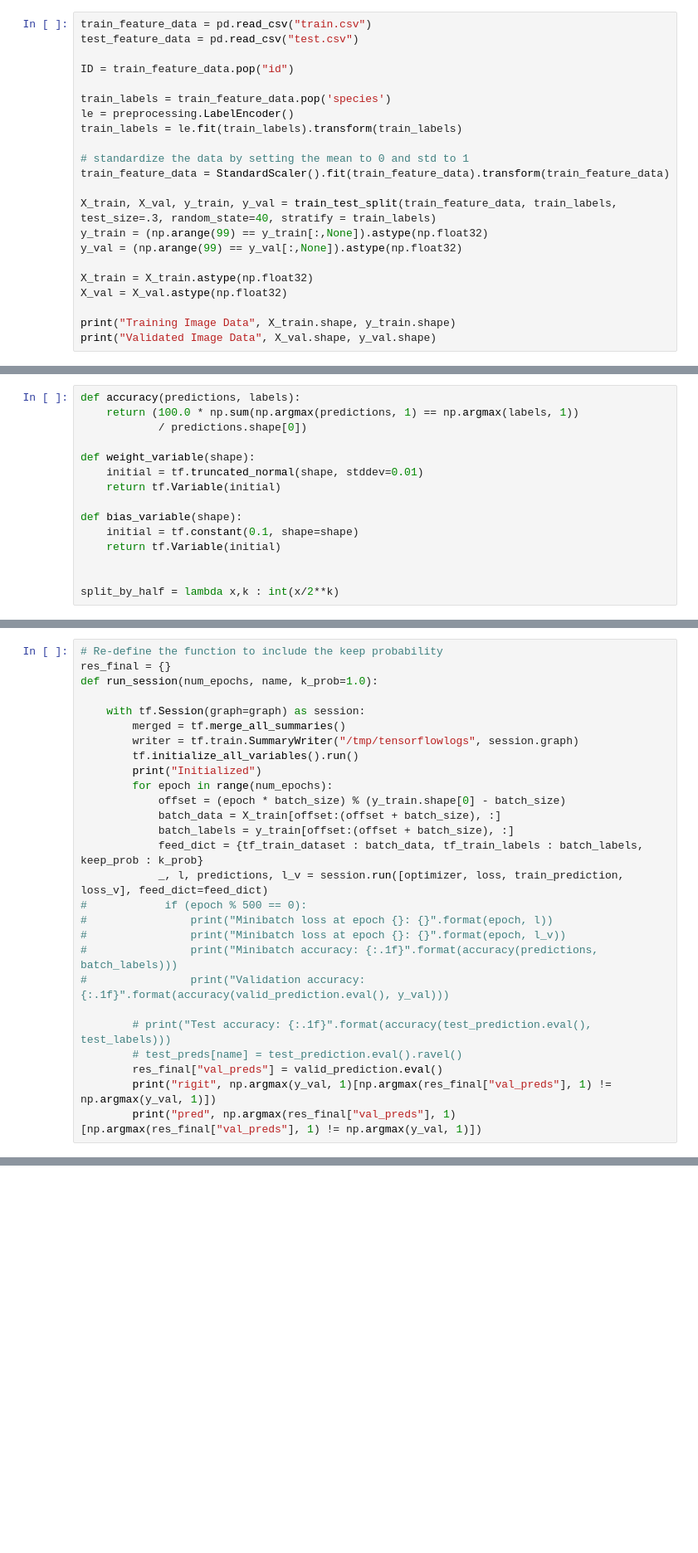
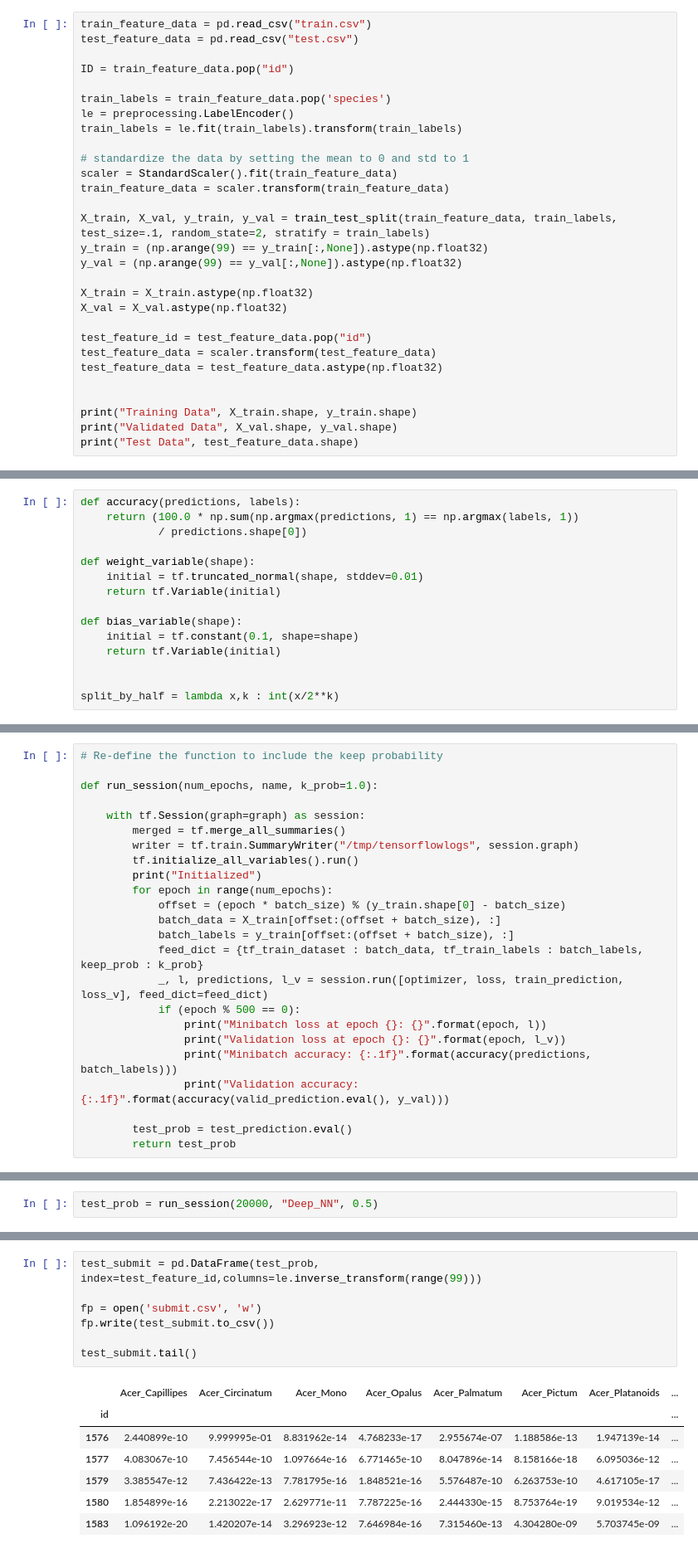
Before and after one commit to CharlesXin/Leaf, a Jupyter notebook: FeatureDNN.ipynb, the cells around one changed output, grey strips where cells are left out. Shown: that part at 83% size. Cells and saved outputs as stored; diff of their text form; blank space fills up the shorter version.

```diff
--- a/FeatureDNN.ipynb
+++ b/FeatureDNN.ipynb
@@ -22,15 +20,22 @@ le = preprocessing.LabelEncoder()
 train_labels = le.fit(train_labels).transform(train_labels)
 
 # standardize the data by setting the mean to 0 and std to 1
-train_feature_data = StandardScaler().fit(train_feature_data).transform(train_feature_data)
+scaler = StandardScaler().fit(train_feature_data)
+train_feature_data = scaler.transform(train_feature_data)
 
-X_train, X_val, y_train, y_val = train_test_split(train_feature_data, train_labels, test_size=.3, random_state=40, stratify = train_labels)
+X_train, X_val, y_train, y_val = train_test_split(train_feature_data, train_labels, test_size=.1, random_state=2, stratify = train_labels)
 y_train = (np.arange(99) == y_train[:,None]).astype(np.float32)
 y_val = (np.arange(99) == y_val[:,None]).astype(np.float32)
 
 X_train = X_train.astype(np.float32)
 X_val = X_val.astype(np.float32)
 
-print("Training Image Data", X_train.shape, y_train.shape)
-print("Validated Image Data", X_val.shape, y_val.shape)
+test_feature_id = test_feature_data.pop("id")
+test_feature_data = scaler.transform(test_feature_data)
+test_feature_data = test_feature_data.astype(np.float32)
+
+
+print("Training Data", X_train.shape, y_train.shape)
+print("Validated Data", X_val.shape, y_val.shape)
+print("Test Data", test_feature_data.shape)
 # %% [output]
@@ -97,6 +127,6 @@ with graph.as_default():
 # %%
 # Re-define the function to include the keep probability
-res_final = {}
+
 def run_session(num_epochs, name, k_prob=1.0):
 
     with tf.Session(graph=graph) as session:
@@ -110,14 +140,11 @@ def run_session(num_epochs, name, k_prob=1.0):
             batch_labels = y_train[offset:(offset + batch_size), :]
             feed_dict = {tf_train_dataset : batch_data, tf_train_labels : batch_labels, keep_prob : k_prob}
             _, l, predictions, l_v = session.run([optimizer, loss, train_prediction, loss_v], feed_dict=feed_dict)
-#            if (epoch % 500 == 0):
-#                print("Minibatch loss at epoch {}: {}".format(epoch, l))
-#                print("Minibatch loss at epoch {}: {}".format(epoch, l_v))
-#                print("Minibatch accuracy: {:.1f}".format(accuracy(predictions, batch_labels)))
-#                print("Validation accuracy: {:.1f}".format(accuracy(valid_prediction.eval(), y_val)))
+            if (epoch % 500 == 0):
+                print("Minibatch loss at epoch {}: {}".format(epoch, l))
+                print("Validation loss at epoch {}: {}".format(epoch, l_v))
+                print("Minibatch accuracy: {:.1f}".format(accuracy(predictions, batch_labels)))
+                print("Validation accuracy: {:.1f}".format(accuracy(valid_prediction.eval(), y_val)))
 
-        # print("Test accuracy: {:.1f}".format(accuracy(test_prediction.eval(), test_labels)))
-        # test_preds[name] = test_prediction.eval().ravel()
-        res_final["val_preds"] = valid_prediction.eval()
-        print("rigit", np.argmax(y_val, 1)[np.argmax(res_final["val_preds"], 1) != np.argmax(y_val, 1)])
-        print("pred", np.argmax(res_final["val_preds"], 1)[np.argmax(res_final["val_preds"], 1) != np.argmax(y_val, 1)])
+        test_prob = test_prediction.eval()
+        return test_prob
@@ -228,0 +151,2 @@ array(['Quercus_Palustris', 'Quercus_Shumardii'], dtype=object)
+# %%
+test_prob = run_session(20000, "Deep_NN", 0.5)
@@ -228,0 +171,15 @@ array(['Quercus_Palustris', 'Quercus_Shumardii'], dtype=object)
+# %%
+test_submit = pd.DataFrame(test_prob, index=test_feature_id,columns=le.inverse_transform(range(99)))
+
+fp = open('submit.csv', 'w')
+fp.write(test_submit.to_csv())
+
+test_submit.tail()
+# %% [output]
+|  | Acer_Capillipes | Acer_Circinatum | Acer_Mono | Acer_Opalus | Acer_Palmatum | Acer_Pictum | Acer_Platanoids | ... |
+| id |  |  |  |  |  |  |  | ... |
+| 1576 | 2.440899e-10 | 9.999995e-01 | 8.831962e-14 | 4.768233e-17 | 2.955674e-07 | 1.188586e-13 | 1.947139e-14 | ... |
+| 1577 | 4.083067e-10 | 7.456544e-10 | 1.097664e-16 | 6.771465e-10 | 8.047896e-14 | 8.158166e-18 | 6.095036e-12 | ... |
+| 1579 | 3.385547e-12 | 7.436422e-13 | 7.781795e-16 | 1.848521e-16 | 5.576487e-10 | 6.263753e-10 | 4.617105e-17 | ... |
+| 1580 | 1.854899e-16 | 2.213022e-17 | 2.629771e-11 | 7.787225e-16 | 2.444330e-15 | 8.753764e-19 | 9.019534e-12 | ... |
+| 1583 | 1.096192e-20 | 1.420207e-14 | 3.296923e-12 | 7.646984e-16 | 7.315460e-13 | 4.304280e-09 | 5.703745e-09 | ... |
```
Also changed, not shown: parts of 13 cells of this notebook, 32 other files.
